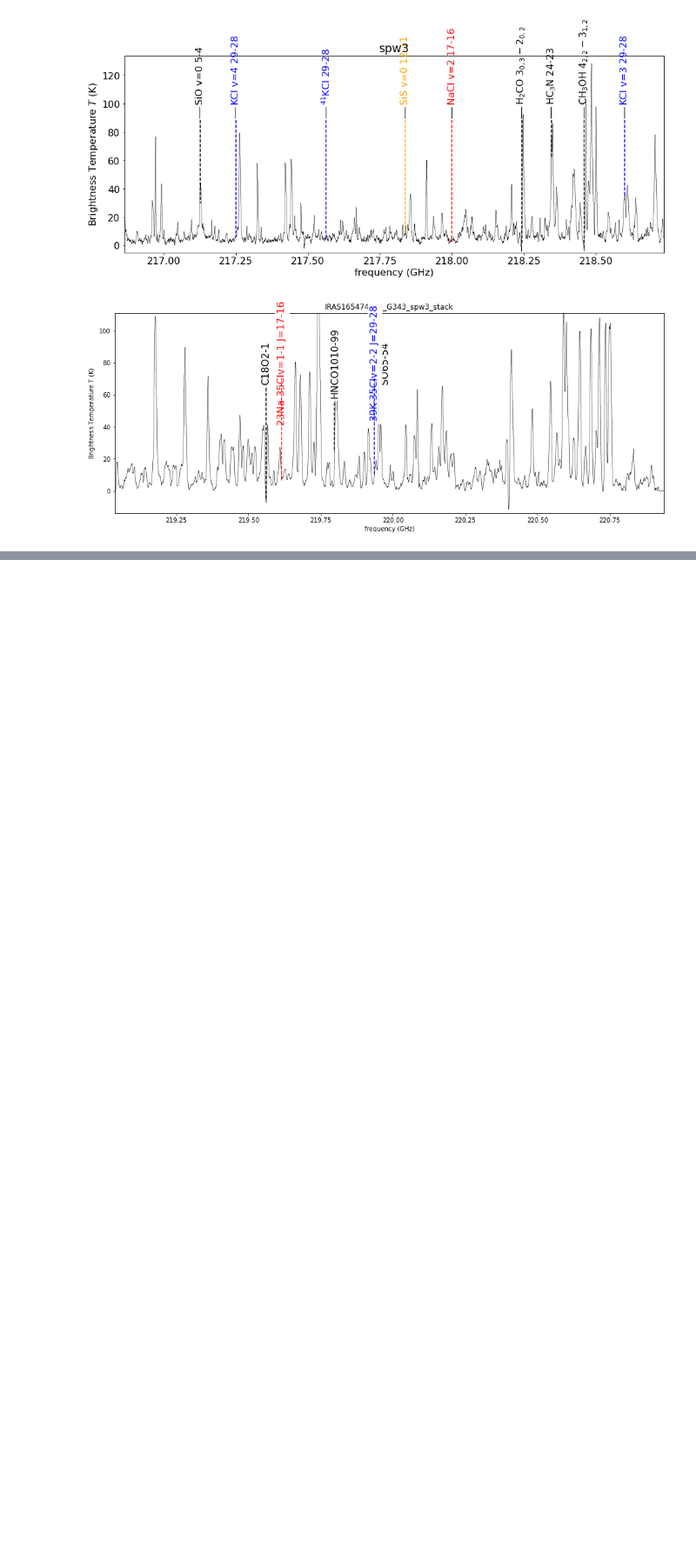
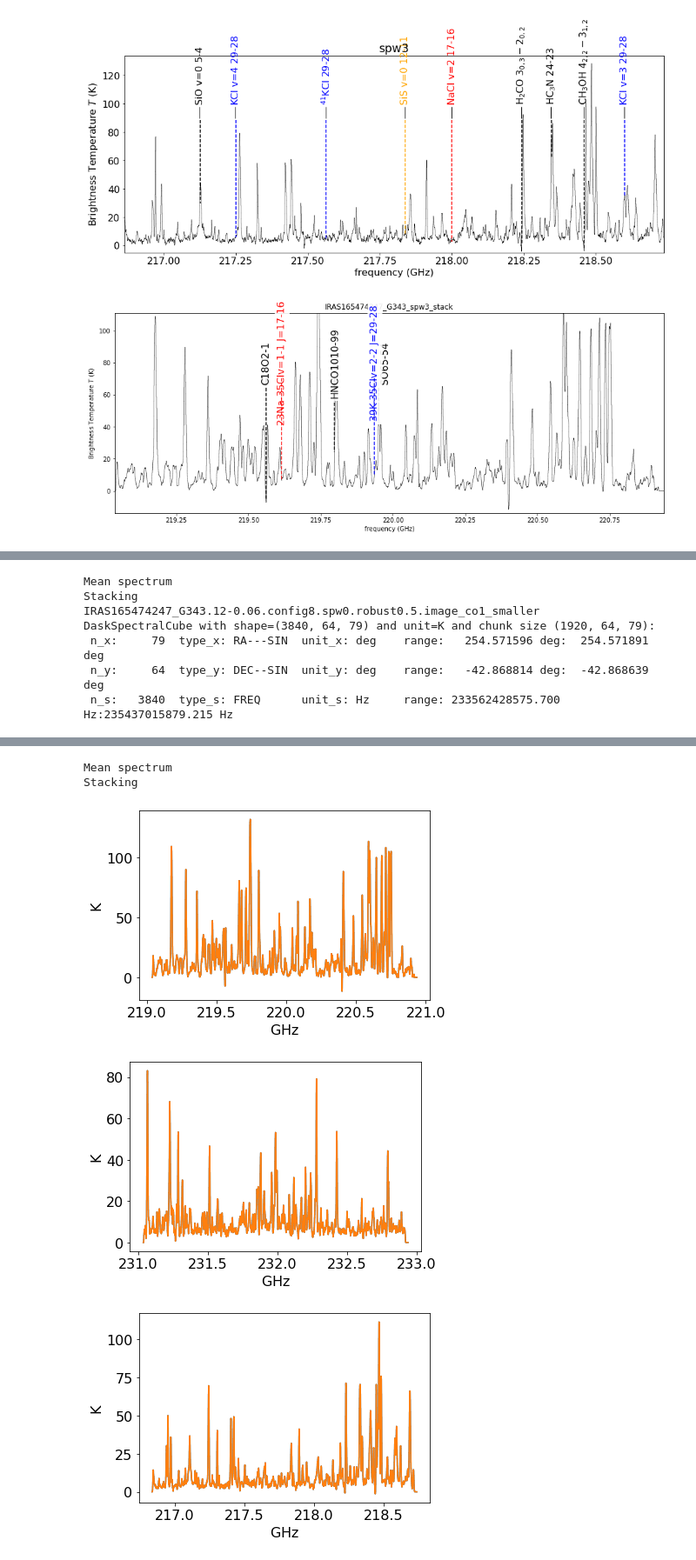
Before and after one commit to keflavich/saltmining, a Jupyter notebook: notebooks/SanhuezaI16547.ipynb, the cells around one changed output, grey strips where cells are left out. Shown at 87% size. Saved outputs shown, nothing was run; the diff lists cells and outputs as text; code cells hidden in the pictures; blank space fills up the shorter version.

```diff
--- a/notebooks/SanhuezaI16547.ipynb
+++ b/notebooks/SanhuezaI16547.ipynb
@@ -593,7 +593,7 @@ for fn in cbflist:
                                              scube.wcs.celestial,
                                              shape_out=scube.shape[1:])
     vmap_proj = u.Quantity(vmap_proj, u.km/u.s)
-    fits.PrimaryHDU(data=vmap_proj, header=scube.wcs.celestial.to_header()).writeto('vmap.fits')
+    fits.PrimaryHDU(data=vmap_proj.value, header=scube.wcs.celestial.to_header()).writeto('vmap.fits', overwrite=True)
     # convert to km/s with arbitrary rest value so 0 km/s can be interpreted
     if scube.spectral_axis.unit.is_equivalent(u.Hz):
         scube = scube.with_spectral_unit(u.km/u.s, velocity_convention='radio', rest_value=scube.spectral_axis.mean())
@@ -625,0 +647,7 @@ IRAS165474247_G343.12-0.06.config8.spw3.robust0.5.image_co1_smaller
+Mean spectrum
+Stacking
+IRAS165474247_G343.12-0.06.config8.spw0.robust0.5.image_co1_smaller
+DaskSpectralCube with shape=(3840, 64, 79) and unit=K and chunk size (1920, 64, 79):
+ n_x:     79  type_x: RA---SIN  unit_x: deg    range:   254.571596 deg:  254.571891 deg
+ n_y:     64  type_y: DEC--SIN  unit_y: deg    range:   -42.868814 deg:  -42.868639 deg
+ n_s:   3840  type_s: FREQ      unit_s: Hz     range: 233562428575.700 Hz:235437015879.215 Hz
@@ -625,0 +655,5 @@ IRAS165474247_G343.12-0.06.config8.spw3.robust0.5.image_co1_smaller
+Mean spectrum
+Stacking
+[figure, added]
+[figure, added]
+[figure, added]
```
Also changed, not shown: parts of 6 cells of this notebook, 1 other file.
